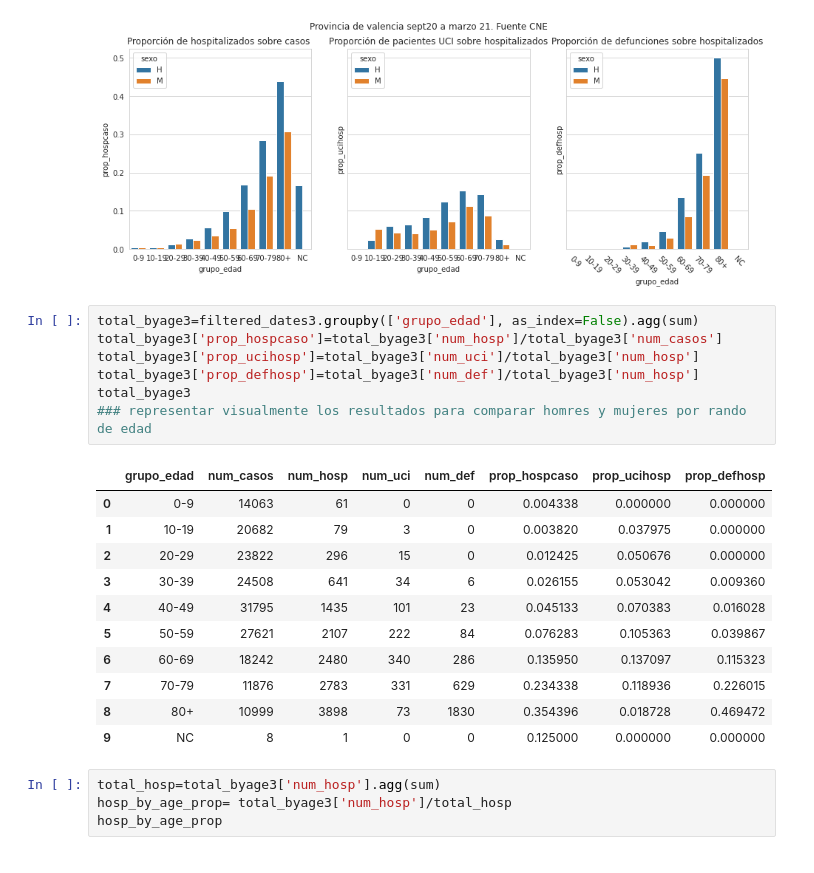
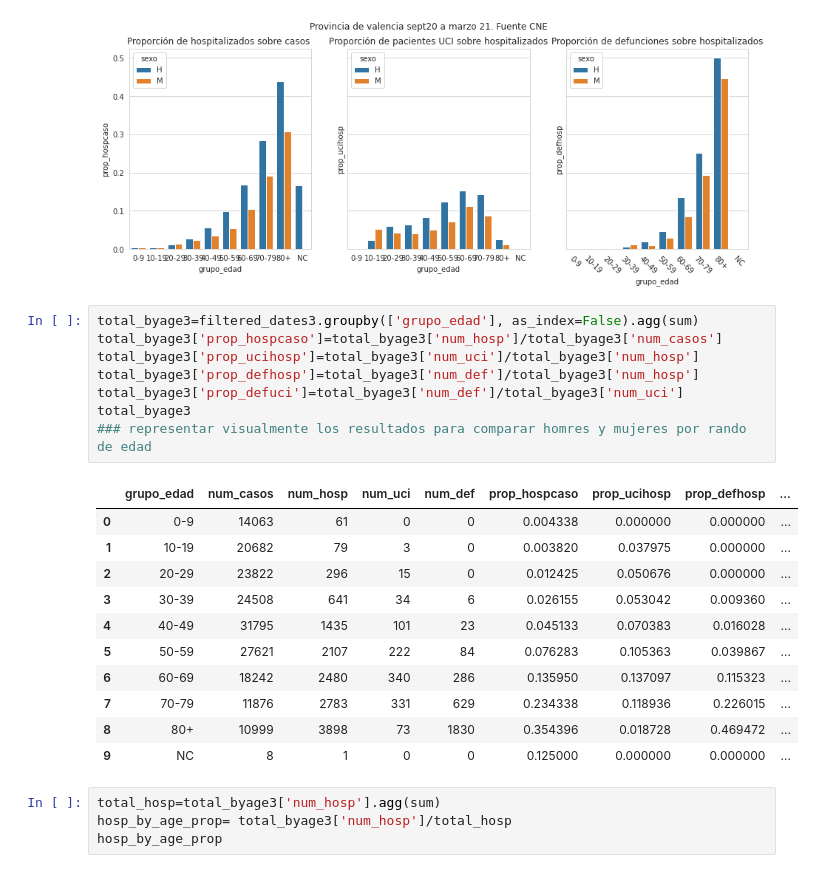
Before and after one commit to jamg-upv/CAHOS19, a Jupyter notebook: WPOMgeneradorDatosCovidSerieRenave.ipynb, the cells around one changed output. Drawn from its saved outputs; the diff is of its cells as text.

```diff
--- a/WPOMgeneradorDatosCovidSerieRenave.ipynb
+++ b/WPOMgeneradorDatosCovidSerieRenave.ipynb
@@ -287,22 +287,23 @@ Text(0.5, 1.0, 'Proporción de defunciones sobre hospitalizados')
 # %%
 total_byage3=filtered_dates3.groupby(['grupo_edad'], as_index=False).agg(sum)
 total_byage3['prop_hospcaso']=total_byage3['num_hosp']/total_byage3['num_casos']
 total_byage3['prop_ucihosp']=total_byage3['num_uci']/total_byage3['num_hosp']
 total_byage3['prop_defhosp']=total_byage3['num_def']/total_byage3['num_hosp']
+total_byage3['prop_defuci']=total_byage3['num_def']/total_byage3['num_uci']
 total_byage3
 ### representar visualmente los resultados para comparar homres y mujeres por rando de edad
 # %% [output]
-|  | grupo_edad | num_casos | num_hosp | num_uci | num_def | prop_hospcaso | prop_ucihosp | prop_defhosp |
-| 0 | 0-9 | 14063 | 61 | 0 | 0 | 0.004338 | 0.000000 | 0.000000 |
-| 1 | 10-19 | 20682 | 79 | 3 | 0 | 0.003820 | 0.037975 | 0.000000 |
-| 2 | 20-29 | 23822 | 296 | 15 | 0 | 0.012425 | 0.050676 | 0.000000 |
-| 3 | 30-39 | 24508 | 641 | 34 | 6 | 0.026155 | 0.053042 | 0.009360 |
-| 4 | 40-49 | 31795 | 1435 | 101 | 23 | 0.045133 | 0.070383 | 0.016028 |
-| 5 | 50-59 | 27621 | 2107 | 222 | 84 | 0.076283 | 0.105363 | 0.039867 |
-| 6 | 60-69 | 18242 | 2480 | 340 | 286 | 0.135950 | 0.137097 | 0.115323 |
-| 7 | 70-79 | 11876 | 2783 | 331 | 629 | 0.234338 | 0.118936 | 0.226015 |
-| 8 | 80+ | 10999 | 3898 | 73 | 1830 | 0.354396 | 0.018728 | 0.469472 |
-| 9 | NC | 8 | 1 | 0 | 0 | 0.125000 | 0.000000 | 0.000000 |
+|  | grupo_edad | num_casos | num_hosp | num_uci | num_def | prop_hospcaso | prop_ucihosp | prop_defhosp | ... |
+| 0 | 0-9 | 14063 | 61 | 0 | 0 | 0.004338 | 0.000000 | 0.000000 | ... |
+| 1 | 10-19 | 20682 | 79 | 3 | 0 | 0.003820 | 0.037975 | 0.000000 | ... |
+| 2 | 20-29 | 23822 | 296 | 15 | 0 | 0.012425 | 0.050676 | 0.000000 | ... |
+| 3 | 30-39 | 24508 | 641 | 34 | 6 | 0.026155 | 0.053042 | 0.009360 | ... |
+| 4 | 40-49 | 31795 | 1435 | 101 | 23 | 0.045133 | 0.070383 | 0.016028 | ... |
+| 5 | 50-59 | 27621 | 2107 | 222 | 84 | 0.076283 | 0.105363 | 0.039867 | ... |
+| 6 | 60-69 | 18242 | 2480 | 340 | 286 | 0.135950 | 0.137097 | 0.115323 | ... |
+| 7 | 70-79 | 11876 | 2783 | 331 | 629 | 0.234338 | 0.118936 | 0.226015 | ... |
+| 8 | 80+ | 10999 | 3898 | 73 | 1830 | 0.354396 | 0.018728 | 0.469472 | ... |
+| 9 | NC | 8 | 1 | 0 | 0 | 0.125000 | 0.000000 | 0.000000 | ... |
 # %%
 total_hosp=total_byage3['num_hosp'].agg(sum)
 hosp_by_age_prop= total_byage3['num_hosp']/total_hosp
```
Also changed, not shown: parts of 2 cells of this notebook.
